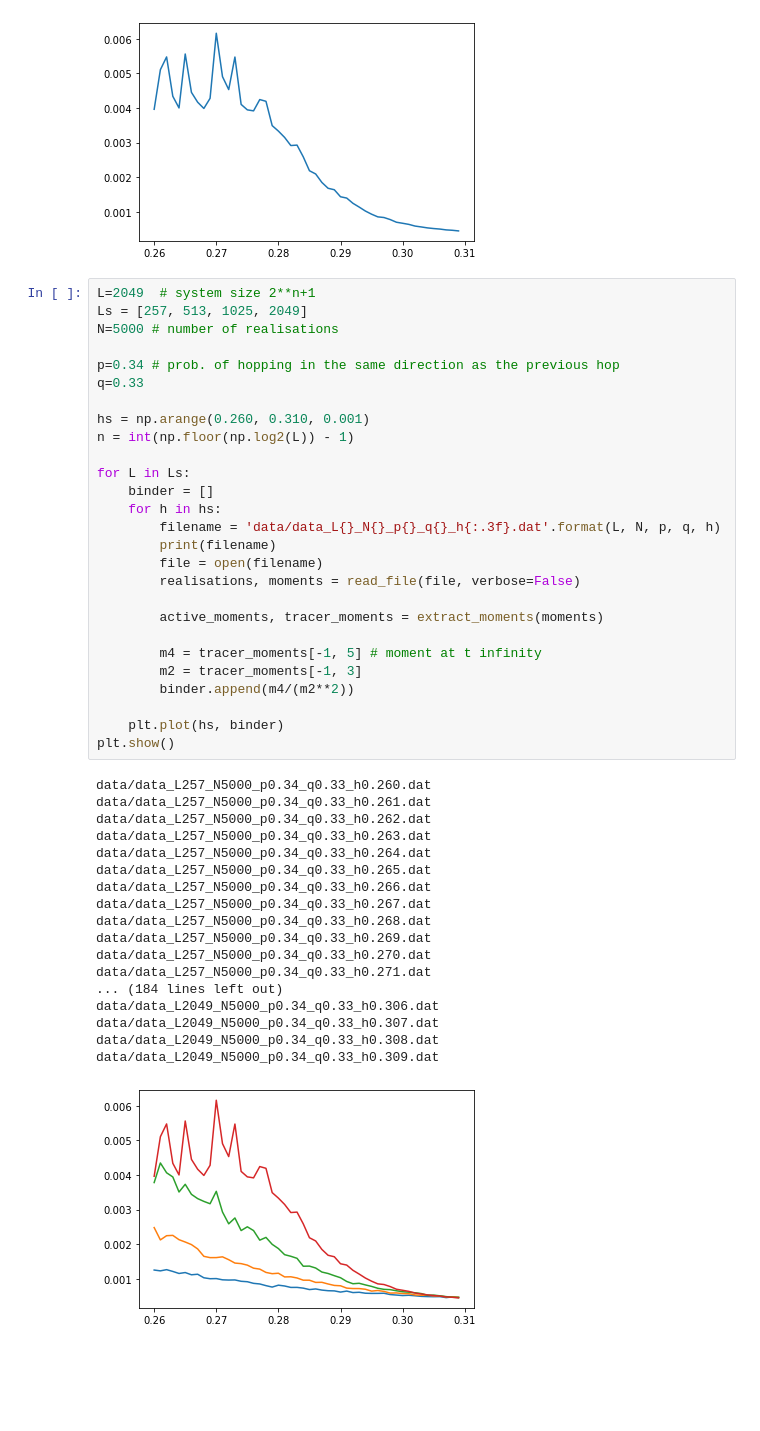
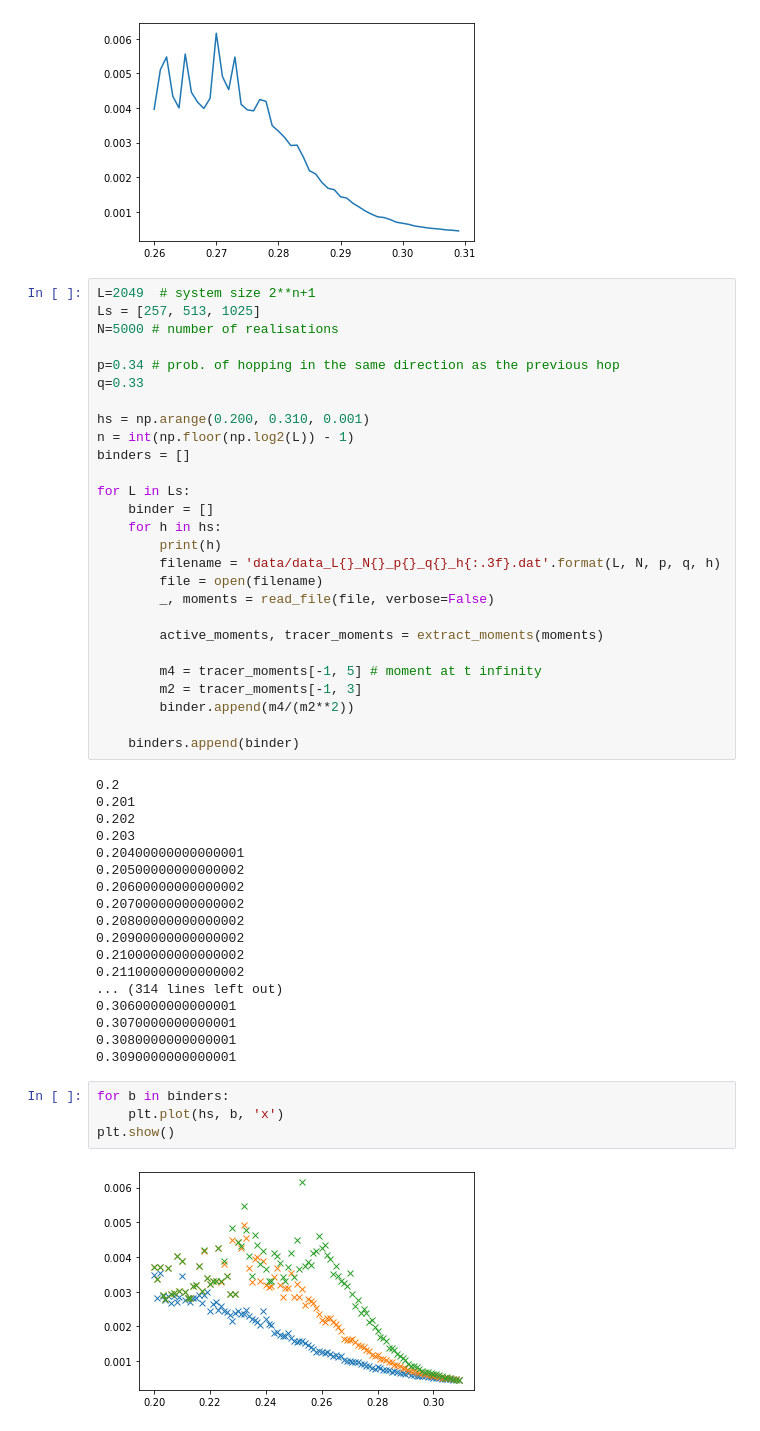
Before and after one commit to Irene-Li/BARW, a Jupyter notebook: BARW/plot_mult_data.ipynb, the cells around one changed output. Drawn from its saved outputs; the diff is of its cells as text; blank space fills up the shorter version.

```diff
--- a/BARW/plot_mult_data.ipynb
+++ b/BARW/plot_mult_data.ipynb
@@ -149,22 +149,23 @@ plt.show()
 [figure]
 # %%
 L=2049  # system size 2**n+1
-Ls = [257, 513, 1025, 2049]
+Ls = [257, 513, 1025]
 N=5000 # number of realisations
 
 p=0.34 # prob. of hopping in the same direction as the previous hop
 q=0.33
 
-hs = np.arange(0.260, 0.310, 0.001)
+hs = np.arange(0.200, 0.310, 0.001)
 n = int(np.floor(np.log2(L)) - 1)
+binders = []
 
 for L in Ls:
     binder = []
     for h in hs:
+        print(h)
         filename = 'data/data_L{}_N{}_p{}_q{}_h{:.3f}.dat'.format(L, N, p, q, h)
-        print(filename)
         file = open(filename)
-        realisations, moments = read_file(file, verbose=False)
+        _, moments = read_file(file, verbose=False)
 
         active_moments, tracer_moments = extract_moments(moments)
 
@@ -172,24 +173,28 @@ for L in Ls:
         m2 = tracer_moments[-1, 3]
         binder.append(m4/(m2**2))
 
-    plt.plot(hs, binder)
-plt.show()
+    binders.append(binder)
 # %% [output]
-data/data_L257_N5000_p0.34_q0.33_h0.260.dat
-data/data_L257_N5000_p0.34_q0.33_h0.261.dat
-data/data_L257_N5000_p0.34_q0.33_h0.262.dat
-data/data_L257_N5000_p0.34_q0.33_h0.263.dat
-data/data_L257_N5000_p0.34_q0.33_h0.264.dat
-data/data_L257_N5000_p0.34_q0.33_h0.265.dat
-data/data_L257_N5000_p0.34_q0.33_h0.266.dat
-data/data_L257_N5000_p0.34_q0.33_h0.267.dat
-data/data_L257_N5000_p0.34_q0.33_h0.268.dat
-data/data_L257_N5000_p0.34_q0.33_h0.269.dat
-data/data_L257_N5000_p0.34_q0.33_h0.270.dat
-data/data_L257_N5000_p0.34_q0.33_h0.271.dat
-... (184 lines left out)
-data/data_L2049_N5000_p0.34_q0.33_h0.306.dat
-data/data_L2049_N5000_p0.34_q0.33_h0.307.dat
-data/data_L2049_N5000_p0.34_q0.33_h0.308.dat
-data/data_L2049_N5000_p0.34_q0.33_h0.309.dat
+0.2
+0.201
+0.202
+0.203
+0.20400000000000001
+0.20500000000000002
+0.20600000000000002
+0.20700000000000002
+0.20800000000000002
+0.20900000000000002
+0.21000000000000002
+0.21100000000000002
+... (314 lines left out)
+0.3060000000000001
+0.3070000000000001
+0.3080000000000001
+0.3090000000000001
-[figure, removed]
+# %%
+for b in binders:
+    plt.plot(hs, b, 'x')
+plt.show()
+# %% [output]
+[figure, added]
```
Also changed, not shown: parts of 4 cells of this notebook, 5 other files.
